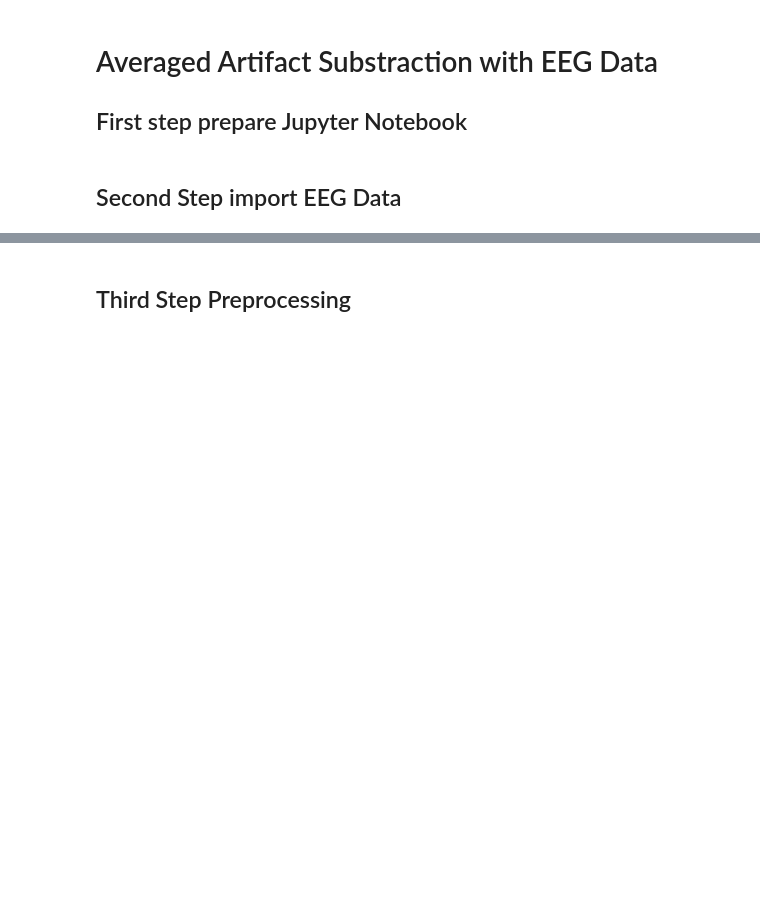
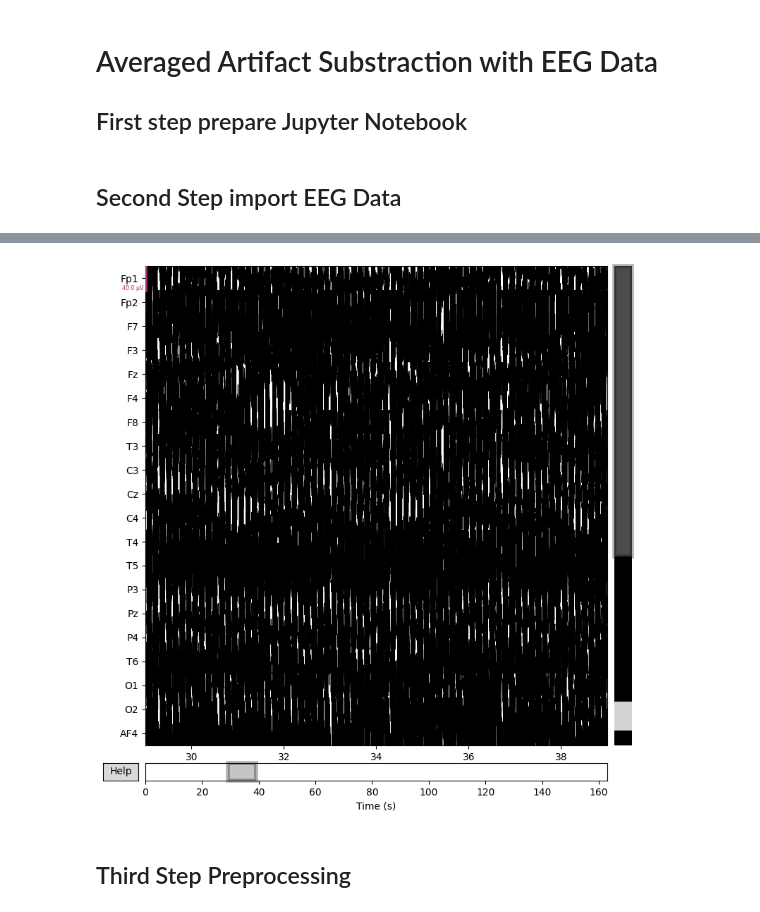
Before and after one commit to H0mire/FACETpy, a Jupyter notebook: src/Example_from_edf_correction_to_bids.ipynb, the cells around one changed output, grey strips where cells are left out. Cells and saved outputs as stored; diff of their text form; code cells hidden in the pictures; blank space fills up the shorter version.

```diff
--- a/src/Example_from_edf_correction_to_bids.ipynb
+++ b/src/Example_from_edf_correction_to_bids.ipynb
@@ -37,9 +37,7 @@ f = Facet()
 f.import_EEG(eegDataSet_filepath, rel_trig_pos=relative_trigger_position, upsampling_factor=upsampling_factor, bads=unwanted_bad_channels)
 f.find_triggers(regex_trigger_event_filter)
 eeg = f.get_EEG()
-
-f.export_as_bids(event_id_description_pairs)
-f.import_from_bids(rel_trig_pos=relative_trigger_position, bads=unwanted_bad_channels)
 eeg = f.get_EEG()
 
-f.plot_EEG(title="after import")
+f.plot_EEG(title="after import", start=29)
+# %% [output]
@@ -46,3 +47,4 @@ f.plot_EEG(title="after import")
+[figure, added]
 # %% [markdown]
 ## Third Step Preprocessing
 # %%
```
Also changed, not shown: parts of 8 cells of this notebook, 8 other files.
